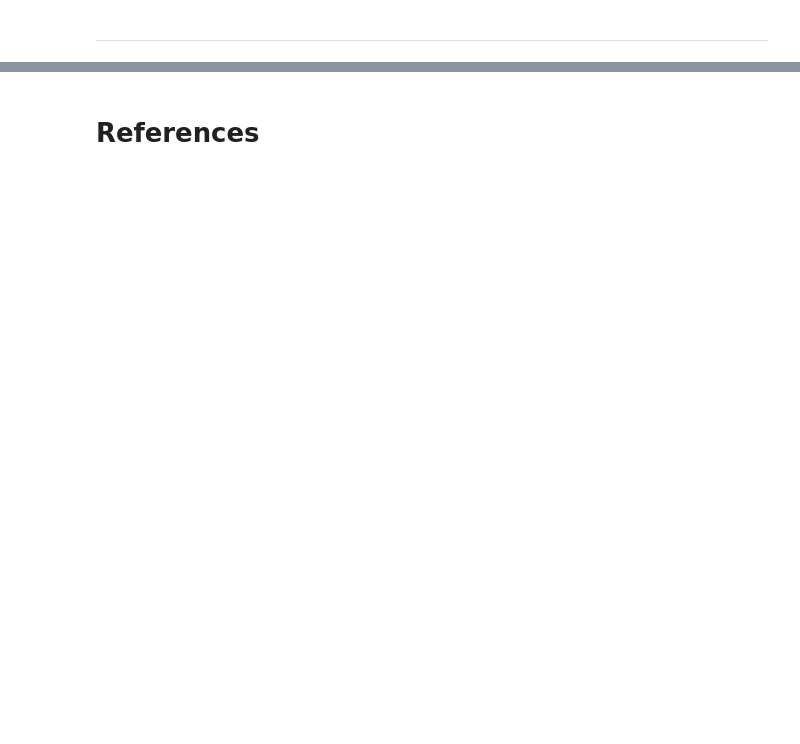
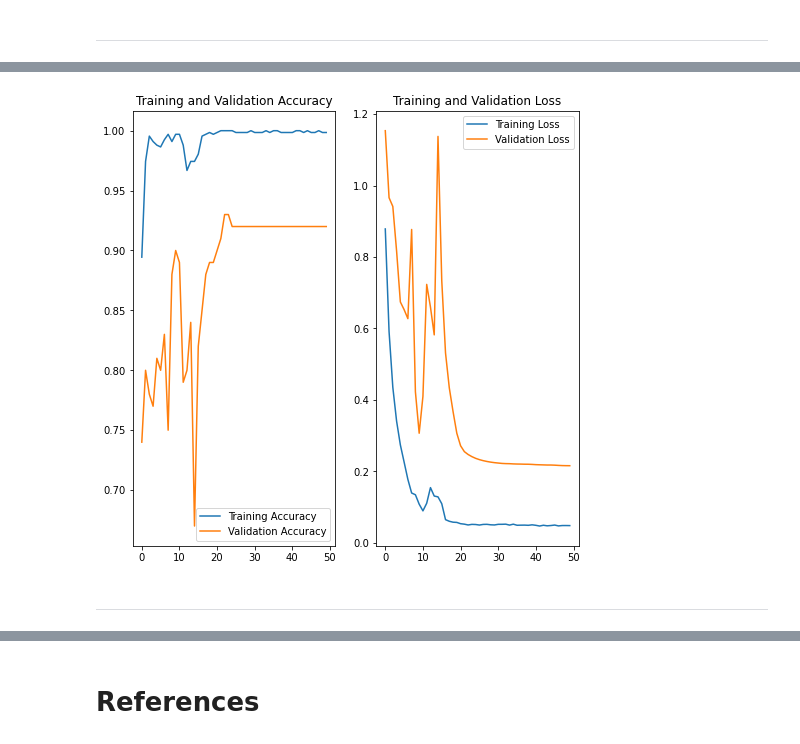
Before and after one commit to ayushxx7/gesture-recognition, a Jupyter notebook: GestureRec.ipynb, the cells around one changed output, grey strips where cells are left out. Drawn from its saved outputs; the diff is of its cells as text; code cells hidden in the pictures; blank space fills up the shorter version.

```diff
--- a/GestureRec.ipynb
+++ b/GestureRec.ipynb
@@ -825,0 +854,33 @@ rnn_training.model_analysis()
+# %%
+class RNN3(ModelBuilder):
+
+    def model_builder(self):
+        cnn = Sequential([mnet])
+
+        cnn.add(Conv2D(16,(3,3), padding='same'))
+        cnn.add(BatchNormalization())
+        cnn.add(Dropout(0.25))
+
+        cnn.add(Conv2D(32,(3,3), padding='same'))
+        cnn.add(BatchNormalization())
+        cnn.add(Dropout(0.25))
+
+        cnn.add(Conv2D(64,(2,2), padding='same'))
+        cnn.add(BatchNormalization())
+        cnn.add(Dropout(0.25))
+        cnn.add(MaxPooling2D((2,2)))
+
+        cnn.add(Flatten())
+
+        model = Sequential()
+        model.add(TimeDistributed(cnn, input_shape=(img_props.img_selection_len, img_props.img_width,img_props.img_height,img_props.NUM_RGB_CHANNELS)))
+        model.add(GRU(8, return_sequences=True))
+        model.add(BatchNormalization())
+        model.add(Dropout(0.25))
+        model.add(GRU(16))
+        model.add(Dense(5,activation='softmax'))
+
+        return model
+# %%
+rnn3 = RNN3(train_df, val_df, 50)
+rnn3.num_epochs = 50
@@ -825,0 +893,2 @@ rnn_training.model_analysis()
+# %%
+rnn_model3 = rnn3.model_compiler()
@@ -825,0 +915,2 @@ rnn_training.model_analysis()
+# %%
+rnn_training3 = ModelTraining(rnn3, rnn_model3)
@@ -825,0 +937,6 @@ rnn_training.model_analysis()
+# %%
+rnn_training3.model_analysis()
+# %% [output]
+[figure, added]
+# %% [markdown]
+---
```
Also changed, not shown: parts of 55 cells of this notebook.
